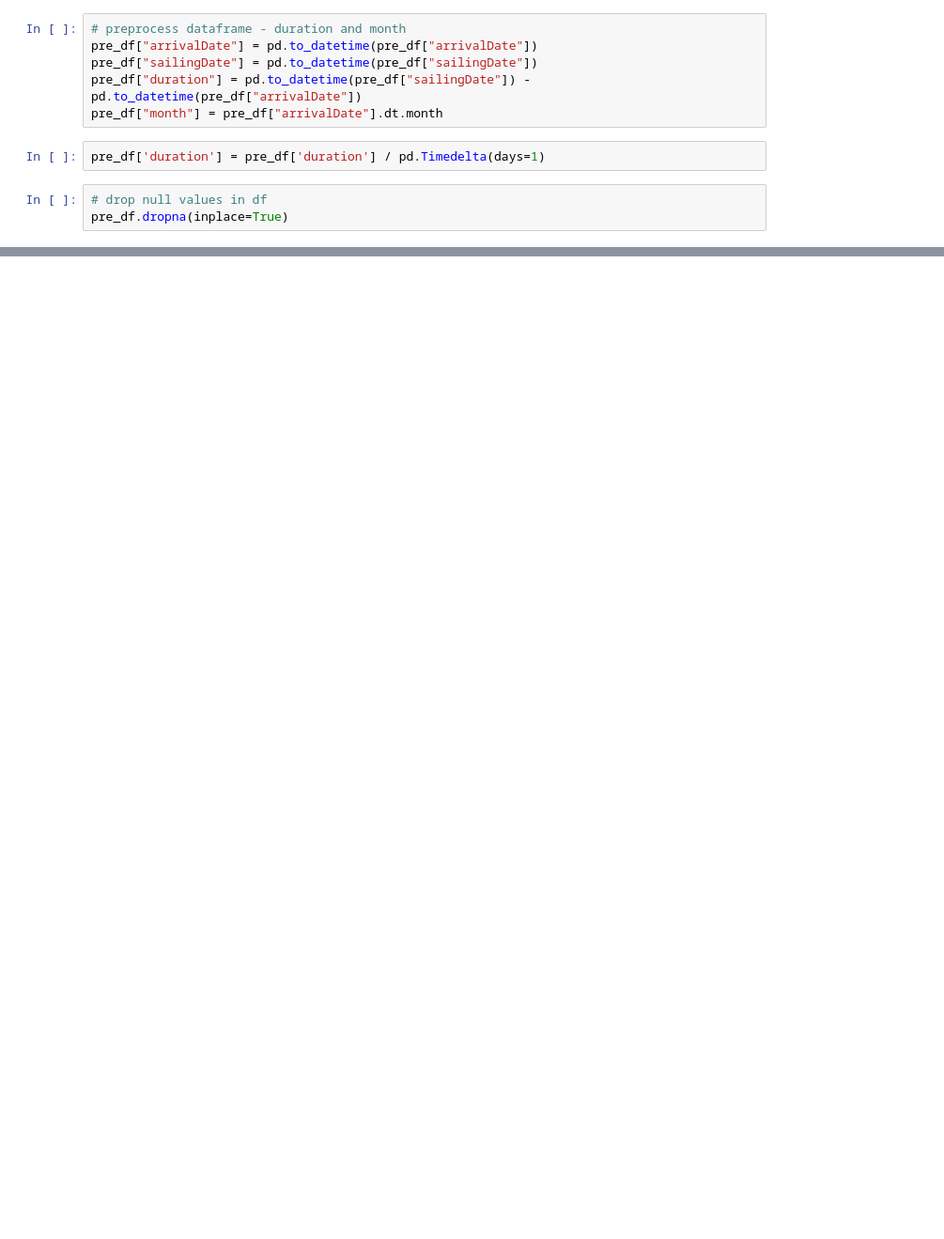
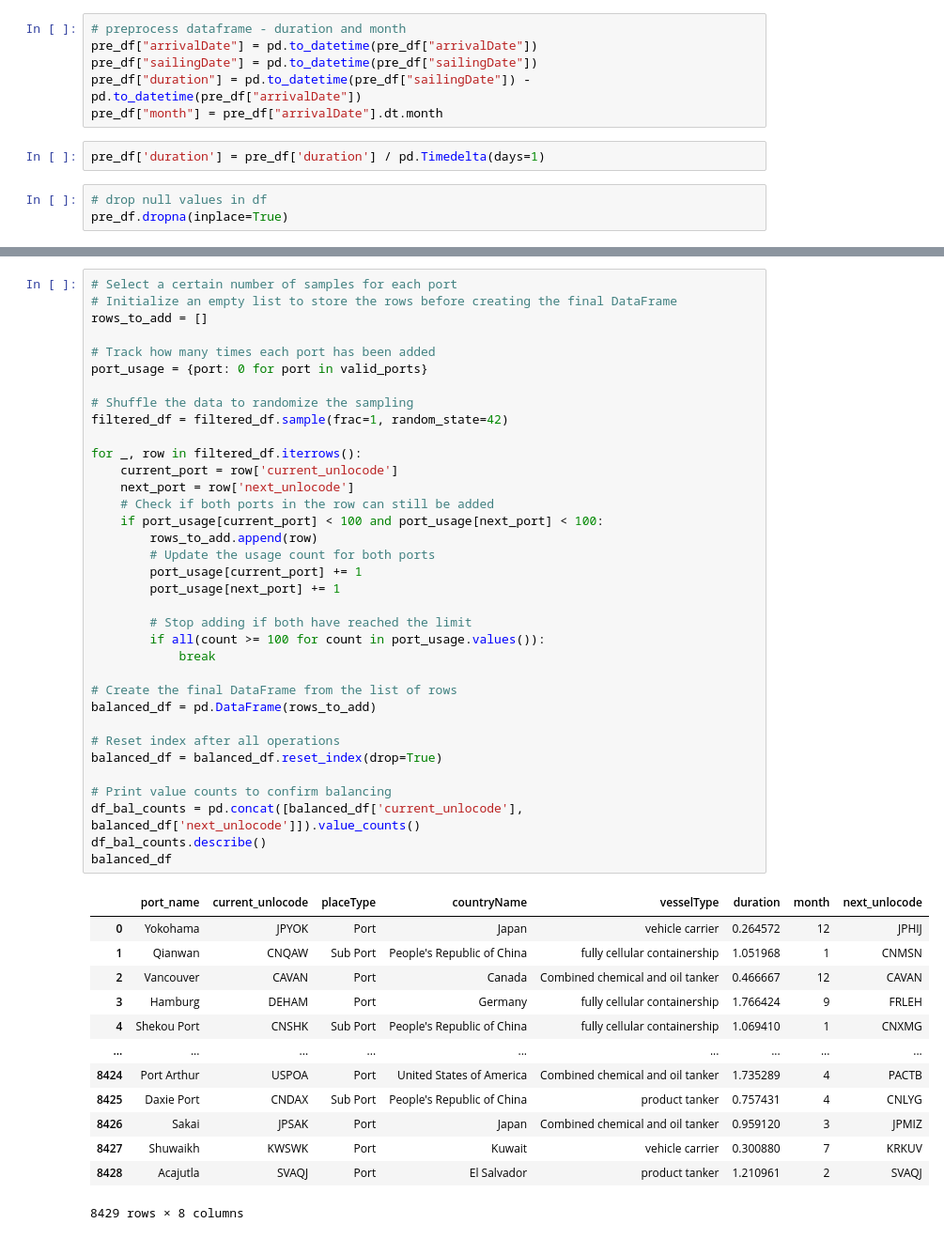
Before and after one commit to SySyAli/ais_port_prediction, a Jupyter notebook: notebooks/random_forest2.ipynb, the cells around one changed output, grey strips where cells are left out. Shown at 94% size. Drawn from its saved outputs; the diff is of its cells as text; blank space fills up the shorter version.

```diff
--- a/notebooks/random_forest2.ipynb
+++ b/notebooks/random_forest2.ipynb
@@ -134,0 +224,49 @@ pre_df.describe().T
+# %%
+# Select a certain number of samples for each port
+# Initialize an empty list to store the rows before creating the final DataFrame
+rows_to_add = []
+
+# Track how many times each port has been added
+port_usage = {port: 0 for port in valid_ports}
+
+# Shuffle the data to randomize the sampling
+filtered_df = filtered_df.sample(frac=1, random_state=42)
+
+for _, row in filtered_df.iterrows():
+    current_port = row['current_unlocode']
+    next_port = row['next_unlocode']
+    # Check if both ports in the row can still be added
+    if port_usage[current_port] < 100 and port_usage[next_port] < 100:
+        rows_to_add.append(row)
+        # Update the usage count for both ports
+        port_usage[current_port] += 1
+        port_usage[next_port] += 1
+
+        # Stop adding if both have reached the limit
+        if all(count >= 100 for count in port_usage.values()):
+            break
+
+# Create the final DataFrame from the list of rows
+balanced_df = pd.DataFrame(rows_to_add)
+
+# Reset index after all operations
+balanced_df = balanced_df.reset_index(drop=True)
+
+# Print value counts to confirm balancing
+df_bal_counts = pd.concat([balanced_df['current_unlocode'], balanced_df['next_unlocode']]).value_counts()
+df_bal_counts.describe()
+balanced_df
+# %% [output]
+|  | port_name | current_unlocode | placeType | countryName | vesselType | duration | month | next_unlocode |
+| 0 | Yokohama | JPYOK | Port | Japan | vehicle carrier | 0.264572 | 12 | JPHIJ |
+| 1 | Qianwan | CNQAW | Sub Port | People's Republic of China | fully cellular containership | 1.051968 | 1 | CNMSN |
+| 2 | Vancouver | CAVAN | Port | Canada | Combined chemical and oil tanker | 0.466667 | 12 | CAVAN |
+| 3 | Hamburg | DEHAM | Port | Germany | fully cellular containership | 1.766424 | 9 | FRLEH |
+| 4 | Shekou Port | CNSHK | Sub Port | People's Republic of China | fully cellular containership | 1.069410 | 1 | CNXMG |
+| ... | ... | ... | ... | ... | ... | ... | ... | ... |
+| 8424 | Port Arthur | USPOA | Port | United States of America | Combined chemical and oil tanker | 1.735289 | 4 | PACTB |
+| 8425 | Daxie Port | CNDAX | Sub Port | People's Republic of China | product tanker | 0.757431 | 4 | CNLYG |
+| 8426 | Sakai | JPSAK | Port | Japan | Combined chemical and oil tanker | 0.959120 | 3 | JPMIZ |
+| 8427 | Shuwaikh | KWSWK | Port | Kuwait | vehicle carrier | 0.300880 | 7 | KRKUV |
+| 8428 | Acajutla | SVAQJ | Port | El Salvador | product tanker | 1.210961 | 2 | SVAQJ |
+8429 rows × 8 columns
```
Also changed, not shown: parts of 30 cells of this notebook, 1 other file.
